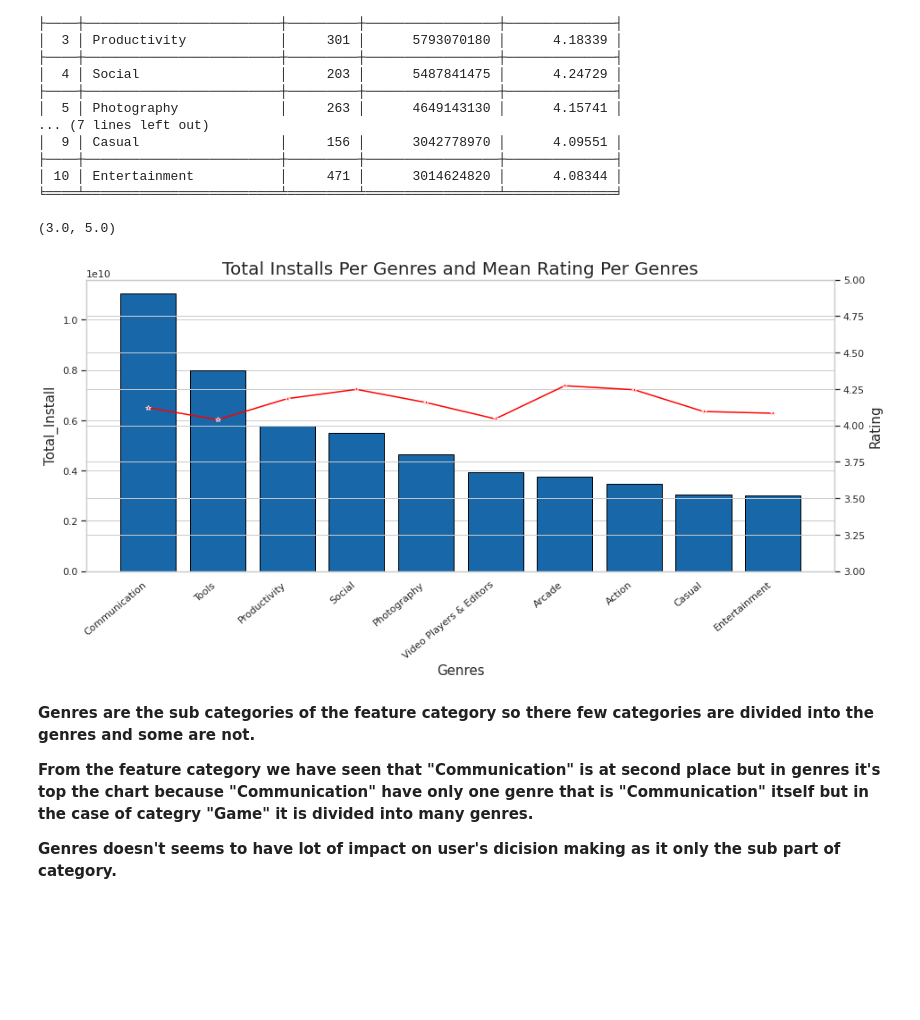
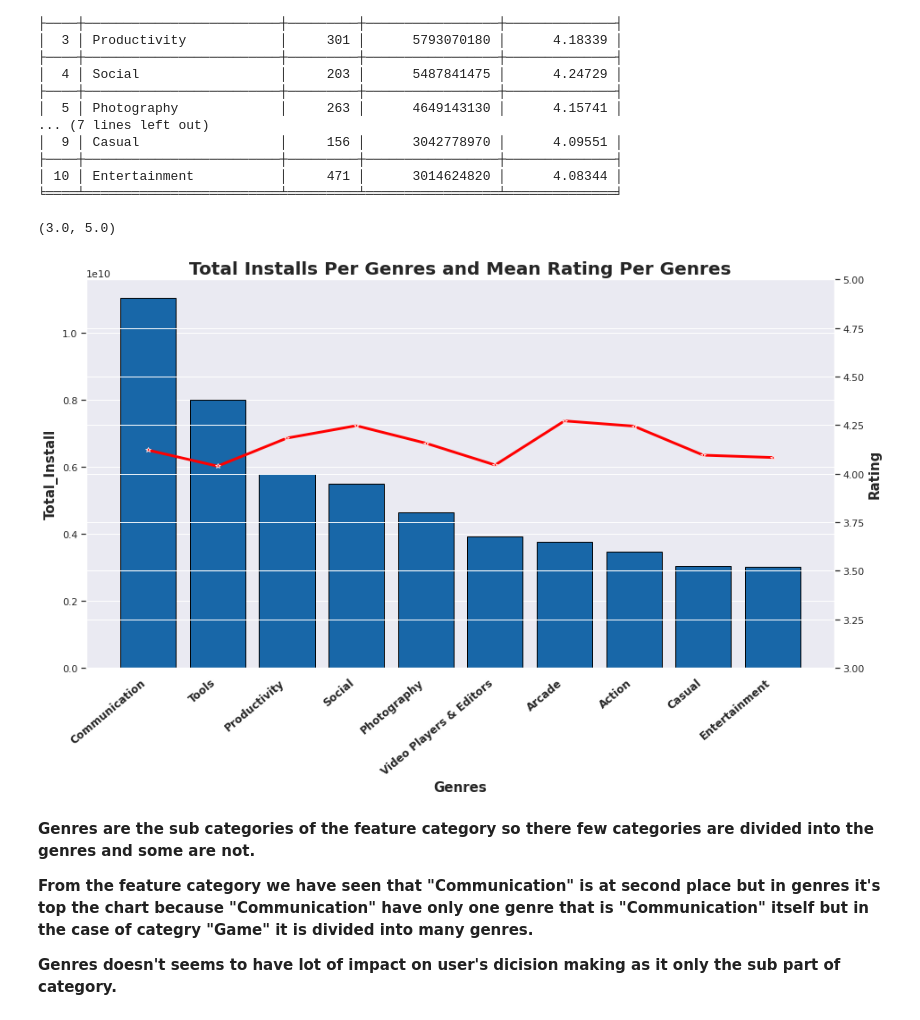
Before and after one commit to S-Deshmukh46/Play_Store_App_Review, a Jupyter notebook: Play_Store_App_Review_Analysis_Capstone_Project(Sourabh).ipynb, the cells around one changed output. Saved outputs shown, nothing was run; the diff lists cells and outputs as text; code cells hidden in the pictures; blank space fills up the shorter version.

```diff
--- a/Play_Store_App_Review_Analysis_Capstone_Project(Sourabh).ipynb
+++ b/Play_Store_App_Review_Analysis_Capstone_Project(Sourabh).ipynb
@@ -326,9 +338,9 @@ Eliminating **"+"** will allow us to retain the original data type.
 # %%
 # Remove "+" sign from Installs column
-play_store_app_data['Installs'] = play_store_app_data['Installs'].apply(lambda x: x.strip('+'))
+play_store_app_data['Installs'] = play_store_app_data['Installs'].apply(lambda x: str(x).strip('+'))
 # %%
 # Remove the "," symbol from the numbers
-play_store_app_data['Installs'] = play_store_app_data['Installs'].apply(lambda x: x.replace(',',''))
+play_store_app_data['Installs'] = play_store_app_data['Installs'].apply(lambda x: str(x).replace(',',''))
 # %%
 # Convert values from string type to numeric type
 play_store_app_data['Installs'] = pd.to_numeric(play_store_app_data['Installs'])
@@ -441,11 +460,13 @@ Total Number of categories are :33 and are as follow['FAMILY', 'SHOPPING', 'MEDI
 # %%
 # Categories Plot In Descending Count Order
 plt.figure(figsize=(20,6))
-sns.set_theme(style="whitegrid")
+sns.set_theme(style="white")
 ax=sns.countplot(play_store_app_data['Category'],order=play_store_app_data['Category'].value_counts().index,color='#00a9b5')
-ax.set_xticklabels(ax.get_xticklabels(), rotation=45,ha='right')
-ax.set_title('Applications Count Per Category',fontsize=20)
+ax.set_xticklabels(ax.get_xticklabels(),rotation=40,ha='right',size=12,fontdict={"weight": "bold"})
+ax.set_xlabel('Category',size=15,fontdict={"weight": "bold"})
+ax.set_ylabel('Count',fontsize=15,fontdict={"weight": "bold"})
+ax.set_title('Applications Count Per Category',fontsize=20,fontdict={"weight": "bold"})
 
 for p in ax.patches:
-        ax.annotate('{:}'.format(p.get_height()), (p.get_x()+0.1, p.get_height()+50))
+        ax.annotate('{:}'.format(p.get_height()), (p.get_x()+0.1, p.get_height()+30))
 # %% [output]
@@ -590,26 +611,27 @@ print(tabulate(top_10_genres, headers = 'keys', tablefmt = 'fancy_grid'))
 │ 10 │ Entertainment           │     471 │      3014624820 │      4.08344 │
 ╘════╧═════════════════════════╧═════════╧═════════════════╧══════════════╛
 # %%
+sns.set_style('darkgrid')
 # Creating a Subplots
-fig, ax1 = plt.subplots(figsize=(15,6))
+fig, ax1 = plt.subplots(figsize=(15,8))
 # Bar Plot
-ax1.set_title('Total Installs Per Genres and Mean Rating Per Genres', fontsize=20)
-ax1.set_xlabel('Genres', fontsize=15)
-ax1.set_ylabel(' Total_Install', fontsize=15)
+ax1.set_title('Total Installs Per Genres and Mean Rating Per Genres', fontsize=20,fontdict={"weight": "bold"})
+ax1.set_xlabel('Genres', fontsize=15,fontdict={"weight": "bold"})
+ax1.set_ylabel(' Total_Install', fontsize=15,fontdict={"weight": "bold"})
 ax1=sns.barplot(x='Genres',y='Total_Install',
                 data=top_10_genres,color='#0069c0',ci=None,edgecolor='black')
-plt.xticks(rotation=40,ha='right')
+ax1.set_xticklabels(ax.get_xticklabels(),rotation=40,ha='right',size=12,fontdict={"weight": "bold"})
 
 # Specifying The Same Axis
 ax2 = ax1.twinx()
 
 # Line Plot
-ax2.set_ylabel('Rating', fontsize=15)
-ax2 = sns.lineplot(x='Genres',y='Avg_Rating',data=top_10_genres,marker ='*',color='red',ci=None)
+ax2.set_ylabel('Rating', fontsize=15,fontdict={"weight": "bold"})
+ax2 = sns.lineplot(x='Genres',y='Avg_Rating',data=top_10_genres,marker ='*',color='red',linewidth=3,ci=None)
 plt.ylim(3,5)
 # %% [output]
 (3.0, 5.0)
-[figure, old version]
+[figure, new version]
 # %% [markdown]
 **Genres are the sub categories of the feature category so there few categories are divided into the genres and some are not.**
 
```
Also changed, not shown: parts of 131 cells of this notebook.
